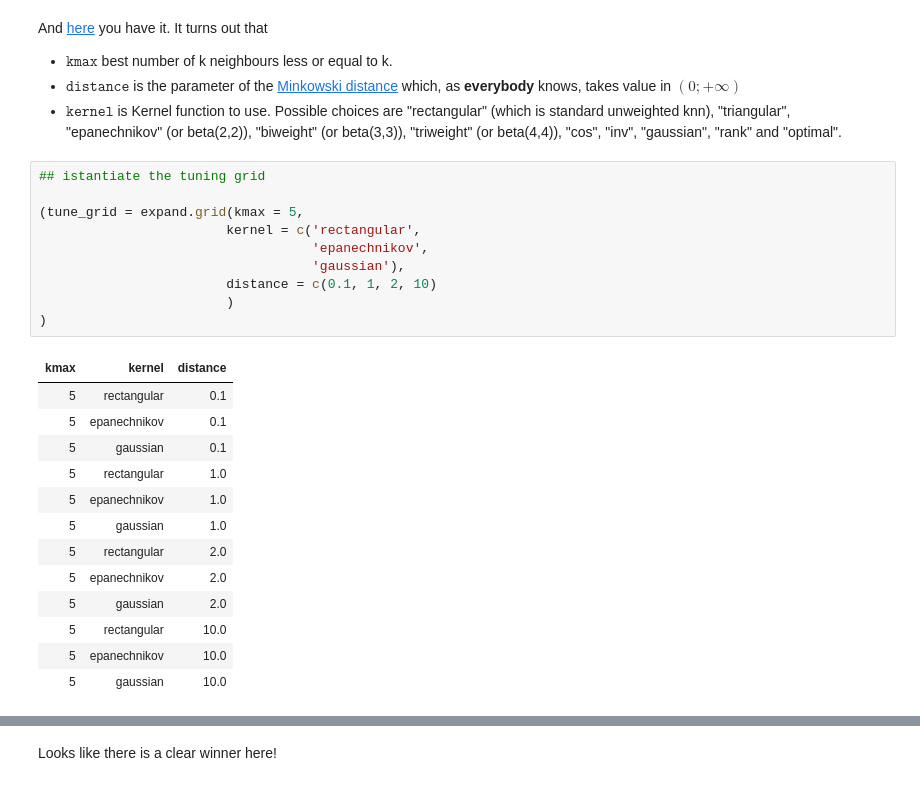
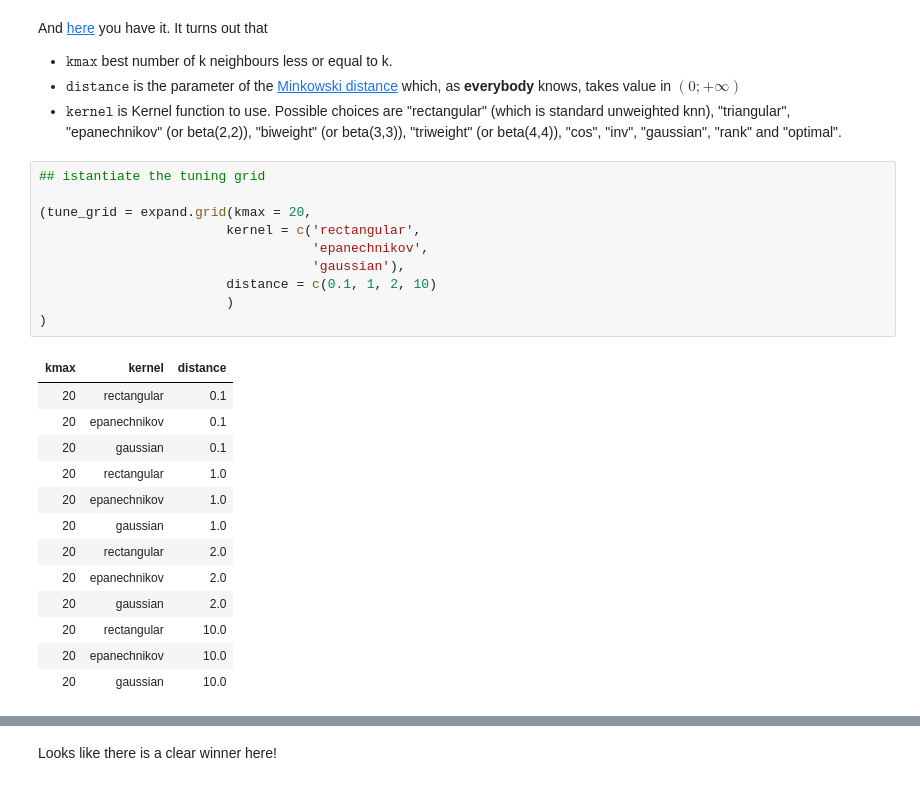
Before and after one commit to mmmlc/mlTeachings, a Jupyter notebook: 2_3_HyperparameterOptimization.ipynb, the cells around one changed output, grey strips where cells are left out. Cells and saved outputs as stored; diff of their text form.

```diff
--- a/2_3_HyperparameterOptimization.ipynb
+++ b/2_3_HyperparameterOptimization.ipynb
@@ -64,27 +64,27 @@ And [here](https://cran.r-project.org/web/packages/kknn/kknn.pdf) you have it. I
 # %%
 ## istantiate the tuning grid
 
-(tune_grid = expand.grid(kmax = 5,
+(tune_grid = expand.grid(kmax = 20,
                         kernel = c('rectangular',
                                    'epanechnikov',
                                    'gaussian'),
                         distance = c(0.1, 1, 2, 10)
                         )
 )
 # %% [output]
 | kmax | kernel | distance |
-| 5 | rectangular | 0.1 |
-| 5 | epanechnikov | 0.1 |
-| 5 | gaussian | 0.1 |
-| 5 | rectangular | 1.0 |
-| 5 | epanechnikov | 1.0 |
-| 5 | gaussian | 1.0 |
-| 5 | rectangular | 2.0 |
-| 5 | epanechnikov | 2.0 |
-| 5 | gaussian | 2.0 |
-| 5 | rectangular | 10.0 |
-| 5 | epanechnikov | 10.0 |
-| 5 | gaussian | 10.0 |
+| 20 | rectangular | 0.1 |
+| 20 | epanechnikov | 0.1 |
+| 20 | gaussian | 0.1 |
+| 20 | rectangular | 1.0 |
+| 20 | epanechnikov | 1.0 |
+| 20 | gaussian | 1.0 |
+| 20 | rectangular | 2.0 |
+| 20 | epanechnikov | 2.0 |
+| 20 | gaussian | 2.0 |
+| 20 | rectangular | 10.0 |
+| 20 | epanechnikov | 10.0 |
+| 20 | gaussian | 10.0 |
 # %%
 ## train the model (you really don't want to run this)
 
```
Also changed, not shown: parts of 12 cells of this notebook, 2 other files.
